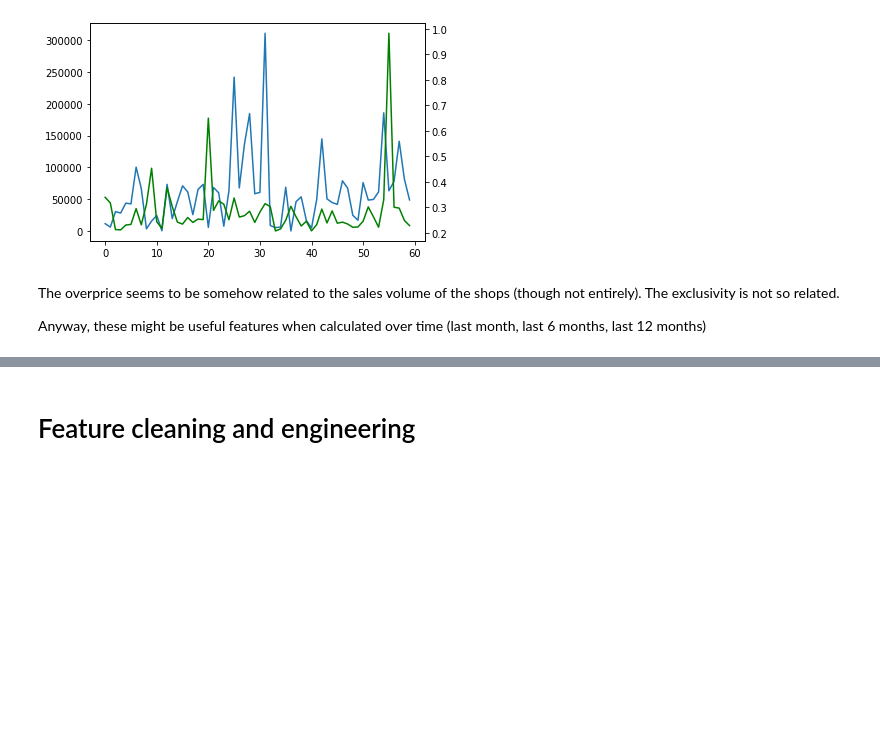
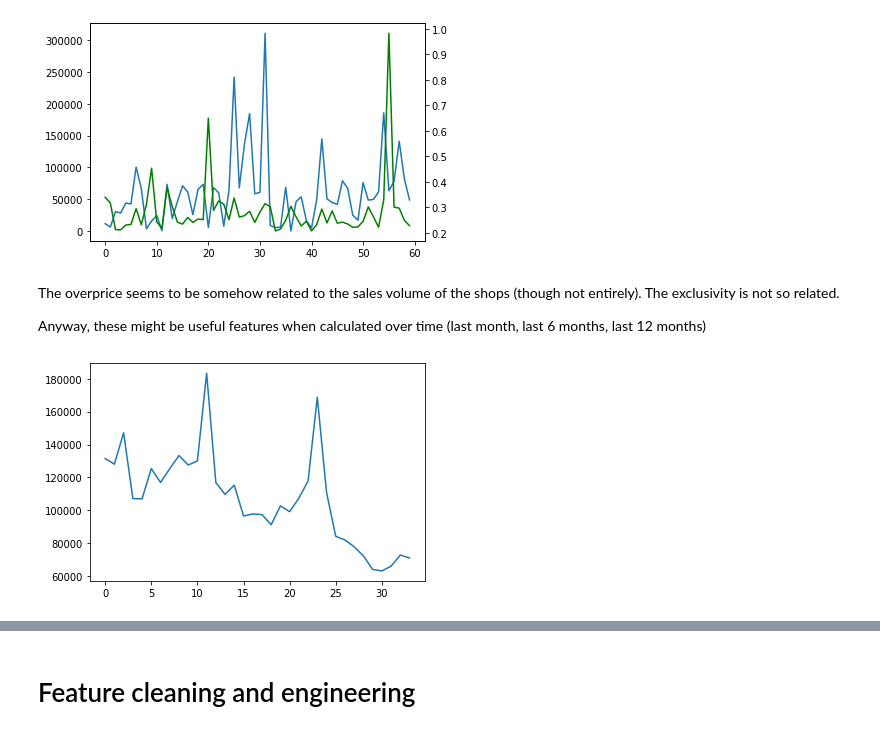
Before and after one commit to arcarrion/hsespecialization_course02, a Jupyter notebook: 02_eda.ipynb, the cells around one changed output, grey strips where cells are left out. Drawn from its saved outputs; the diff is of its cells as text; code cells hidden in the pictures; blank space fills up the shorter version.

```diff
--- a/02_eda.ipynb
+++ b/02_eda.ipynb
@@ -520,3 +520,12 @@ plt.show()
 The overprice seems to be somehow related to the sales volume of the shops (though not entirely). The exclusivity is not so related.
 
 Anyway, these might be useful features when calculated over time (last month, last 6 months, last 12 months)
+# %%
+tmp = sales_rawdata.groupby('date_block_num').agg(sales_volume = ('item_cnt_day', 'sum'),
+                                            nunique_category = ('item_category_id', 'nunique'),
+                                            nunique_shops = ('shop_id', 'nunique')).reset_index()
+# %%
+plt.plot(tmp.date_block_num, tmp.sales_volume)
+plt.show()
+# %% [output]
+[figure, added]
```
Also changed, not shown: parts of 13 cells of this notebook.
